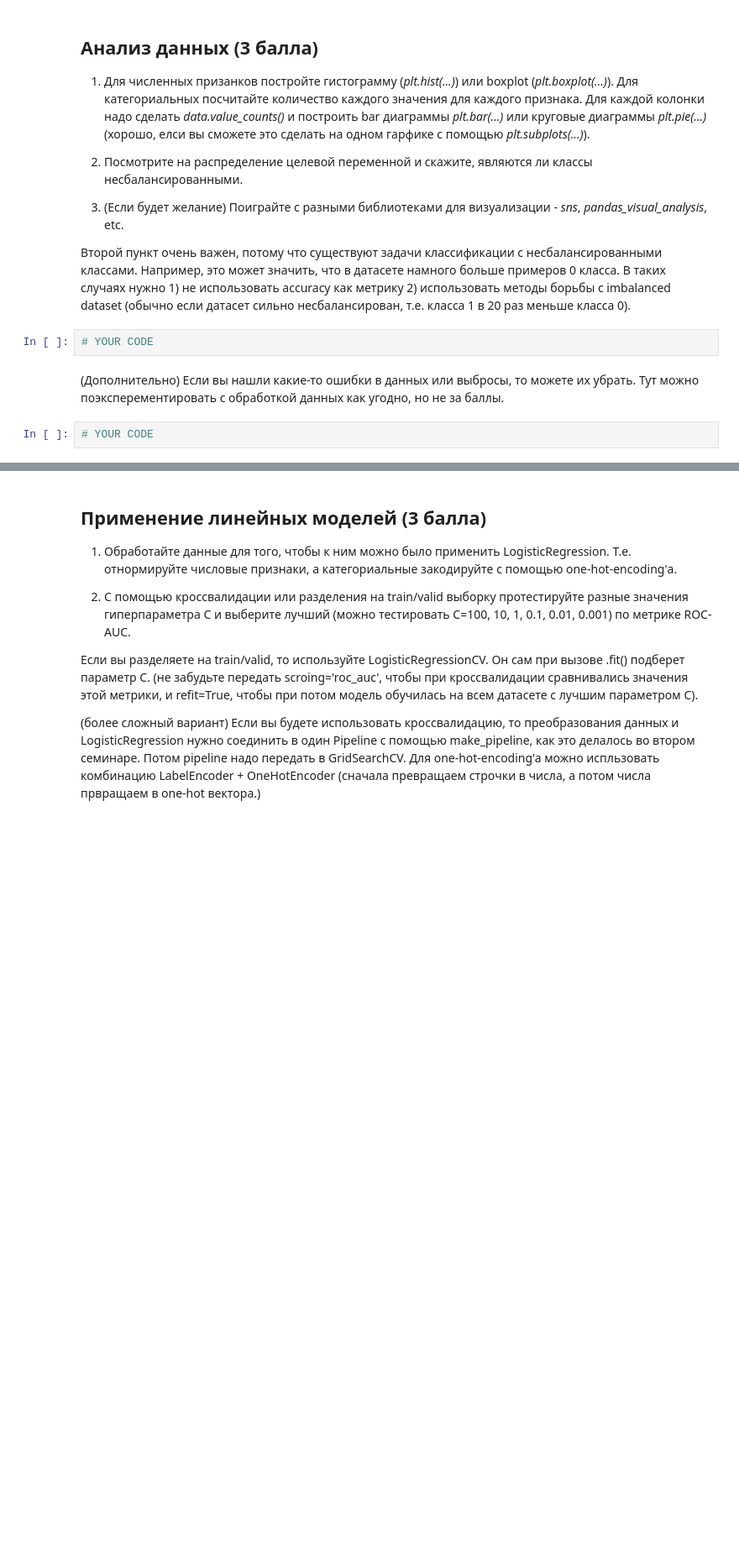
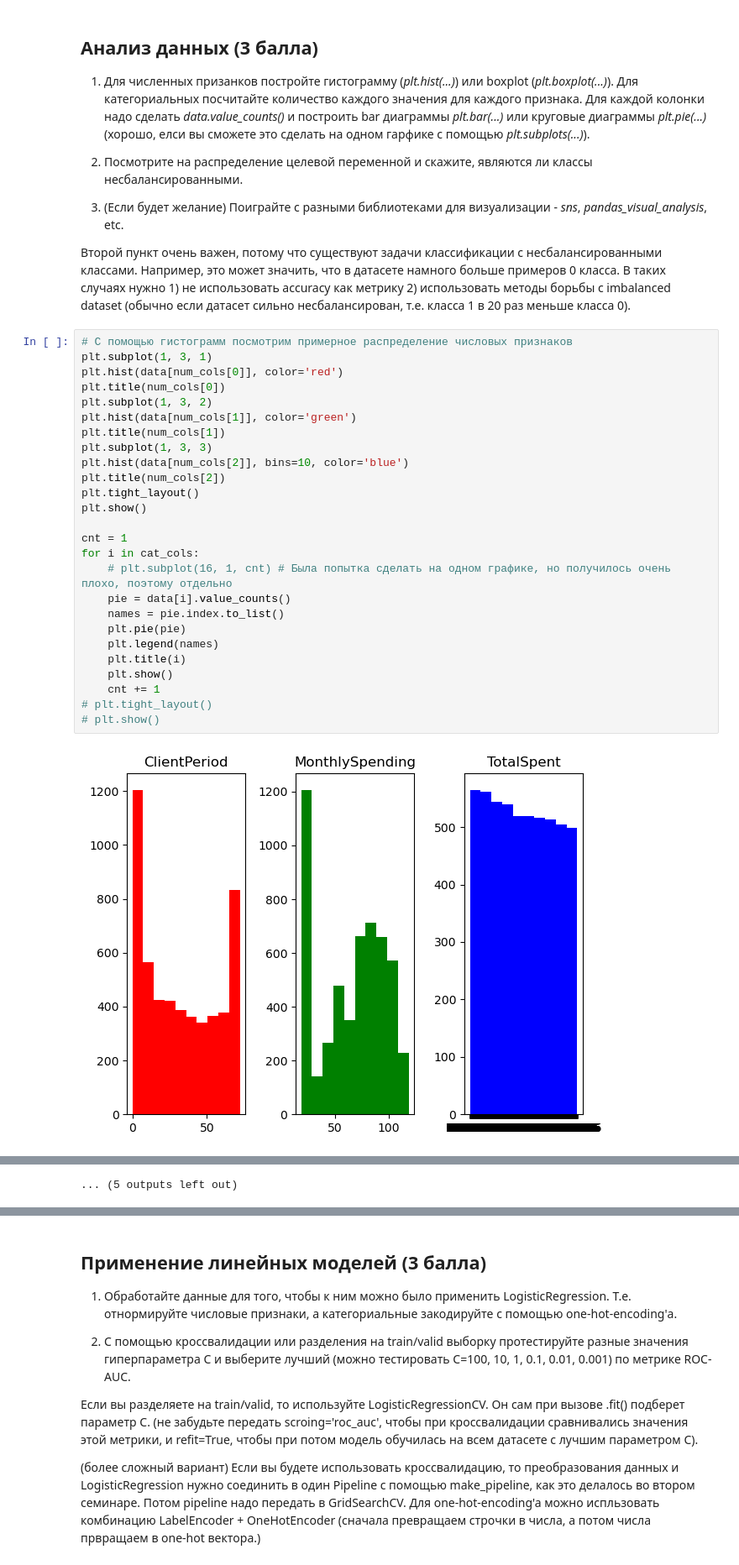
Before and after one commit to taucuya/DLS_1sem, a Jupyter notebook: week_03_composition_model_selection/Homework/hw_3_kaggle.ipynb, the cells around one changed output, grey strips where cells are left out. Shown at 84% size. Cells and saved outputs as stored; diff of their text form; blank space fills up the shorter version.

```diff
--- a/week_03_composition_model_selection/Homework/hw_3_kaggle.ipynb
+++ b/week_03_composition_model_selection/Homework/hw_3_kaggle.ipynb
@@ -152,9 +176,31 @@ target_col = 'Churn'
 3) (Если будет желание) Поиграйте с разными библиотеками для визуализации - *sns*, *pandas_visual_analysis*, etc.
 
 Второй пункт очень важен, потому что существуют задачи классификации с несбалансированными классами. Например, это может значить, что в датасете намного больше примеров 0 класса. В таких случаях нужно 1) не использовать accuracy как метрику 2) использовать методы борьбы с imbalanced dataset (обычно если датасет сильно несбалансирован, т.е. класса 1 в 20 раз меньше класса 0).
-# %%
-# YOUR CODE
-# %% [markdown]
-(Дополнительно) Если вы нашли какие-то ошибки в данных или выбросы, то можете их убрать. Тут можно поэксперементировать с обработкой данных как угодно, но не за баллы.
-# %%
-# YOUR CODE
+# %%
+# С помощью гистограмм посмотрим примерное распределение числовых признаков
+plt.subplot(1, 3, 1)
+plt.hist(data[num_cols[0]], color='red')
+plt.title(num_cols[0])
+plt.subplot(1, 3, 2)
+plt.hist(data[num_cols[1]], color='green')
+plt.title(num_cols[1])
+plt.subplot(1, 3, 3)
+plt.hist(data[num_cols[2]], bins=10, color='blue')
+plt.title(num_cols[2])
+plt.tight_layout()
+plt.show()
+
+cnt = 1
+for i in cat_cols:
+    # plt.subplot(16, 1, cnt) # Была попытка сделать на одном графике, но получилось очень плохо, поэтому отдельно
+    pie = data[i].value_counts()
+    names = pie.index.to_list()
+    plt.pie(pie)
+    plt.legend(names)
+    plt.title(i)
+    plt.show()
+    cnt += 1
+# plt.tight_layout()
+# plt.show()
+# %% [output]
+[figure, added]
@@ -160,0 +218 @@ target_col = 'Churn'
+... (5 outputs left out)
```
Also changed, not shown: parts of 18 cells of this notebook, 3 other files.
